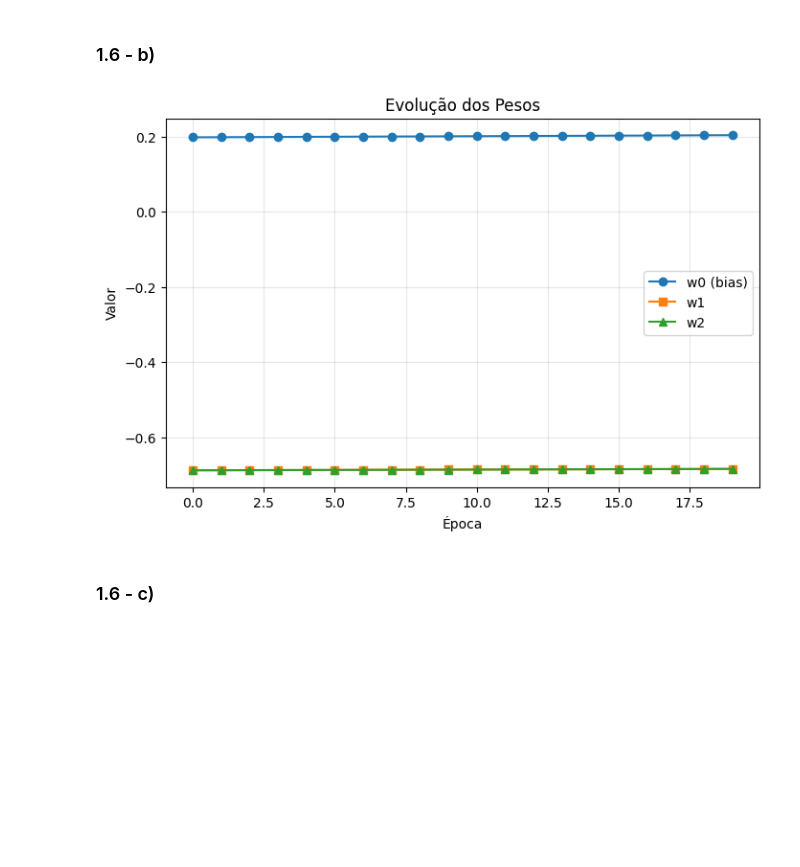
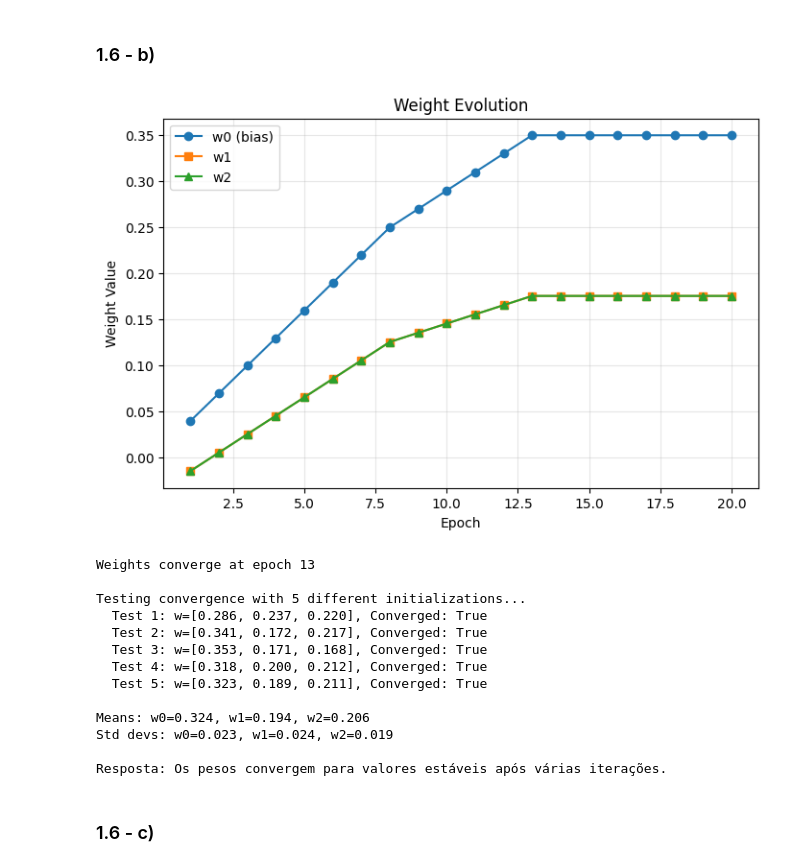
Before and after one commit to AlexRode/IAA, a Jupyter notebook: supervised.ipynb, the cells around one changed output. Drawn from its saved outputs; the diff is of its cells as text; code cells hidden in the pictures; blank space fills up the shorter version.

```diff
--- a/supervised.ipynb
+++ b/supervised.ipynb
@@ -56,11 +77,13 @@ Erro: [0 1 0 0]
 # %% [markdown]
 ### 1.4
 # %%
-alpha = 1e-4
-dw0 = dw1 = dw2 = 0
-for i in range(4):
+alpha = 10e-3 # taxa de aprendizagem
+dw0 = dw1 = dw2 = 0 # inicializar atualização dos pesos
+
+for i in range(len(X)):
     dw0 += alpha * e[i]
     dw1 += alpha * X[i,0] * e[i]
     dw2 += alpha * X[i,1] * e[i]
+
 print(f"Δw0={dw0:.6f}, Δw1={dw1:.6f}, Δw2={dw2:.6f}")
 # %% [output]
@@ -124,16 +170,49 @@ plt.grid(alpha=0.3); plt.show()
 # %% [markdown]
 ### 1.6 - b)
 # %%
-weights = np.array(weights)
 plt.figure(figsize=(8,5))
-plt.plot(weights[:,0], 'o-', label='w0 (bias)')
-plt.plot(weights[:,1], 's-', label='w1')
-plt.plot(weights[:,2], '^-', label='w2')
-plt.title('Evolução dos Pesos')
-plt.xlabel('Época'); plt.ylabel('Valor')
-plt.legend(); plt.grid(alpha=0.3); plt.show()
+plt.plot(range(1, epochs+1), result['weights'][:,0], 'o-', label='w0 (bias)')
+plt.plot(range(1, epochs+1), result['weights'][:,1], 's-', label='w1')
+plt.plot(range(1, epochs+1), result['weights'][:,2], '^-', label='w2')
+plt.title('Weight Evolution')
+plt.xlabel('Epoch')
+plt.ylabel('Weight Value')
+plt.legend()
+plt.grid(alpha=0.3)
+plt.show()
+
+if result['convergence'] is not None:
+    print(f"Weights converge at epoch {result['convergence']}")
+else:
+    print("Weights did not converge in 20 epochs")
+
+# testar com diferentes inicializações
+print("\nTesting convergence with 5 different initializations...")
+final_weights = []
+for i in range(5):
+    res = train_perceptron(X, d, alpha, epochs)
+    final_weights.append([res['w0'], res['w1'], res['w2']])
+    print(f"  Test {i+1}: w=[{res['w0']:.3f}, {res['w1']:.3f}, {res['w2']:.3f}], Converged: {res['convergence'] is not None}")
+
+final_weights = np.array(final_weights)
+print(f"\nMeans: w0={np.mean(final_weights[:,0]):.3f}, w1={np.mean(final_weights[:,1]):.3f}, w2={np.mean(final_weights[:,2]):.3f}")
+print(f"Std devs: w0={np.std(final_weights[:,0]):.3f}, w1={np.std(final_weights[:,1]):.3f}, w2={np.std(final_weights[:,2]):.3f}")
+print("\nResposta: Os pesos convergem para valores estáveis após várias iterações.")
 # %% [output]
-[figure, old version]
+[figure, new version]
+Weights converge at epoch 13
+
+Testing convergence with 5 different initializations...
+  Test 1: w=[0.286, 0.237, 0.220], Converged: True
+  Test 2: w=[0.341, 0.172, 0.217], Converged: True
+  Test 3: w=[0.353, 0.171, 0.168], Converged: True
+  Test 4: w=[0.318, 0.200, 0.212], Converged: True
+  Test 5: w=[0.323, 0.189, 0.211], Converged: True
+
+Means: w0=0.324, w1=0.194, w2=0.206
+Std devs: w0=0.023, w1=0.024, w2=0.019
+
+Resposta: Os pesos convergem para valores estáveis após várias iterações.
 # %% [markdown]
 ### 1.6 - c)
 # %%
```
Also changed, not shown: parts of 15 cells of this notebook.
